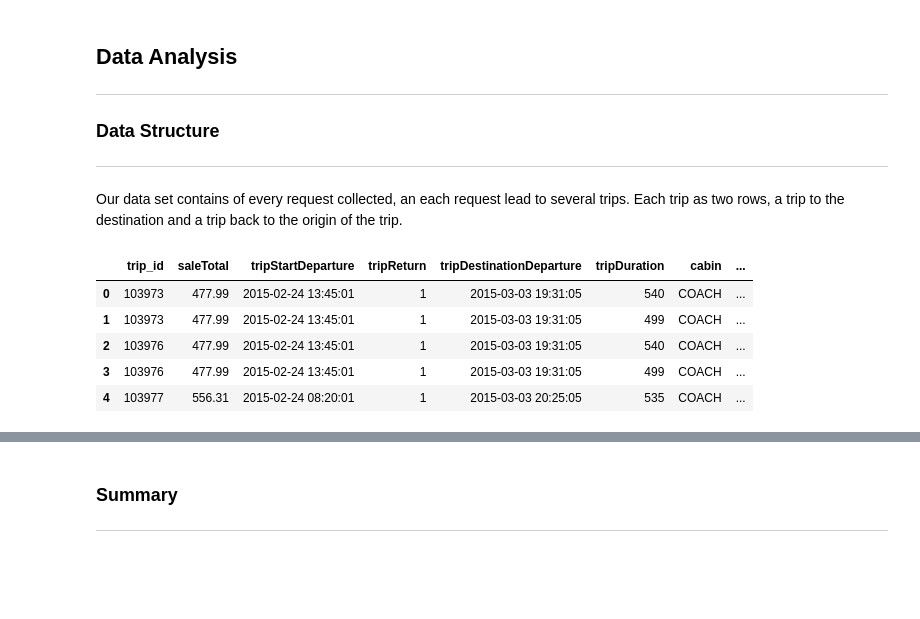
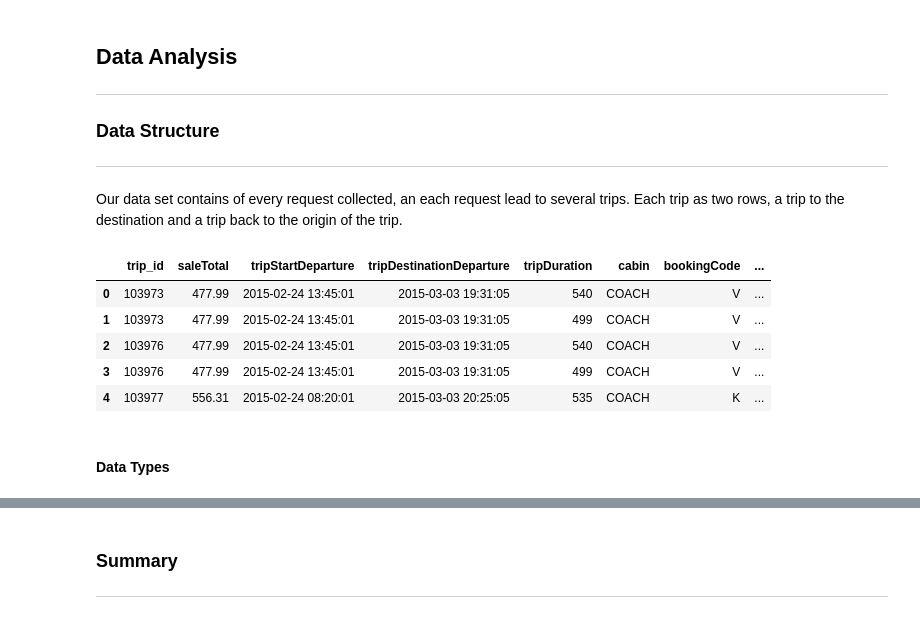
Before and after one commit to JulianMBr/Analysis-airfare-route.FRA-NYC, a Jupyter notebook: # Analysis of airfare data between Frankfurt-New York.ipynb, the cells around one changed output, grey strips where cells are left out. Drawn from its saved outputs; the diff is of its cells as text; code cells hidden in the pictures; blank space fills up the shorter version.

```diff
--- a/# Analysis of airfare data between Frankfurt-New York.ipynb
+++ b/# Analysis of airfare data between Frankfurt-New York.ipynb
@@ -92,29 +92,33 @@ Our data set contains of every request collected, an each request lead to severa
 # %%
 # import libraries
 import numpy as np
 import pandas as pd
 from pandas import DataFrame, Series
 
  # fix random seed to get same numbers
 np.random.seed(555)
 
 # path to the csv
 path = r'/home/ubuntu/notebooks/AirFare/Data/tripRequest.csv'
 
 # set dataFrame
-dataFrame = pd.read_csv(path,
+airfare = pd.read_csv(path,
                         sep=';',
                         usecols=['trip_id', 'tripStartDeparture', 'tripDestinationDeparture', 'origin', 'destination',
                                  'flightCarrier', 'flightNumber', 'cabin', 'saleTotal', 'mileage', 'meal',
                                  'tripDuration', 'saleTotal', 'operatingDisclosure',
-                                 'tripReturn', 'bookingCode', 'bookingCodeCount'],
-                        parse_dates=['tripStartDeparture','tripDestinationDeparture']
-                       )
-dataFrame.head()
+                                 'marriedSegmentGroup', 'bookingCode', 'bookingCodeCount'])
+airfare['tripStartDeparture'] = pd.to_datetime(airfare['tripStartDeparture'], format='%Y-%m-%d %H:%M:%S')
+airfare['tripDestinationDeparture'] = pd.to_datetime(airfare['tripDestinationDeparture'], format='%Y-%m-%d %H:%M:%S')
+
+# first rows
+airfare.head()
 # %% [output]
-|  | trip_id | saleTotal | tripStartDeparture | tripReturn | tripDestinationDeparture | tripDuration | cabin | ... |
-| 0 | 103973 | 477.99 | 2015-02-24 13:45:01 | 1 | 2015-03-03 19:31:05 | 540 | COACH | ... |
-| 1 | 103973 | 477.99 | 2015-02-24 13:45:01 | 1 | 2015-03-03 19:31:05 | 499 | COACH | ... |
-| 2 | 103976 | 477.99 | 2015-02-24 13:45:01 | 1 | 2015-03-03 19:31:05 | 540 | COACH | ... |
-| 3 | 103976 | 477.99 | 2015-02-24 13:45:01 | 1 | 2015-03-03 19:31:05 | 499 | COACH | ... |
-| 4 | 103977 | 556.31 | 2015-02-24 08:20:01 | 1 | 2015-03-03 20:25:05 | 535 | COACH | ... |
+|  | trip_id | saleTotal | tripStartDeparture | tripDestinationDeparture | tripDuration | cabin | bookingCode | ... |
+| 0 | 103973 | 477.99 | 2015-02-24 13:45:01 | 2015-03-03 19:31:05 | 540 | COACH | V | ... |
+| 1 | 103973 | 477.99 | 2015-02-24 13:45:01 | 2015-03-03 19:31:05 | 499 | COACH | V | ... |
+| 2 | 103976 | 477.99 | 2015-02-24 13:45:01 | 2015-03-03 19:31:05 | 540 | COACH | V | ... |
+| 3 | 103976 | 477.99 | 2015-02-24 13:45:01 | 2015-03-03 19:31:05 | 499 | COACH | V | ... |
+| 4 | 103977 | 556.31 | 2015-02-24 08:20:01 | 2015-03-03 20:25:05 | 535 | COACH | K | ... |
+# %% [markdown]
+#### Data Types
```
Also changed, not shown: parts of 8 cells of this notebook.
